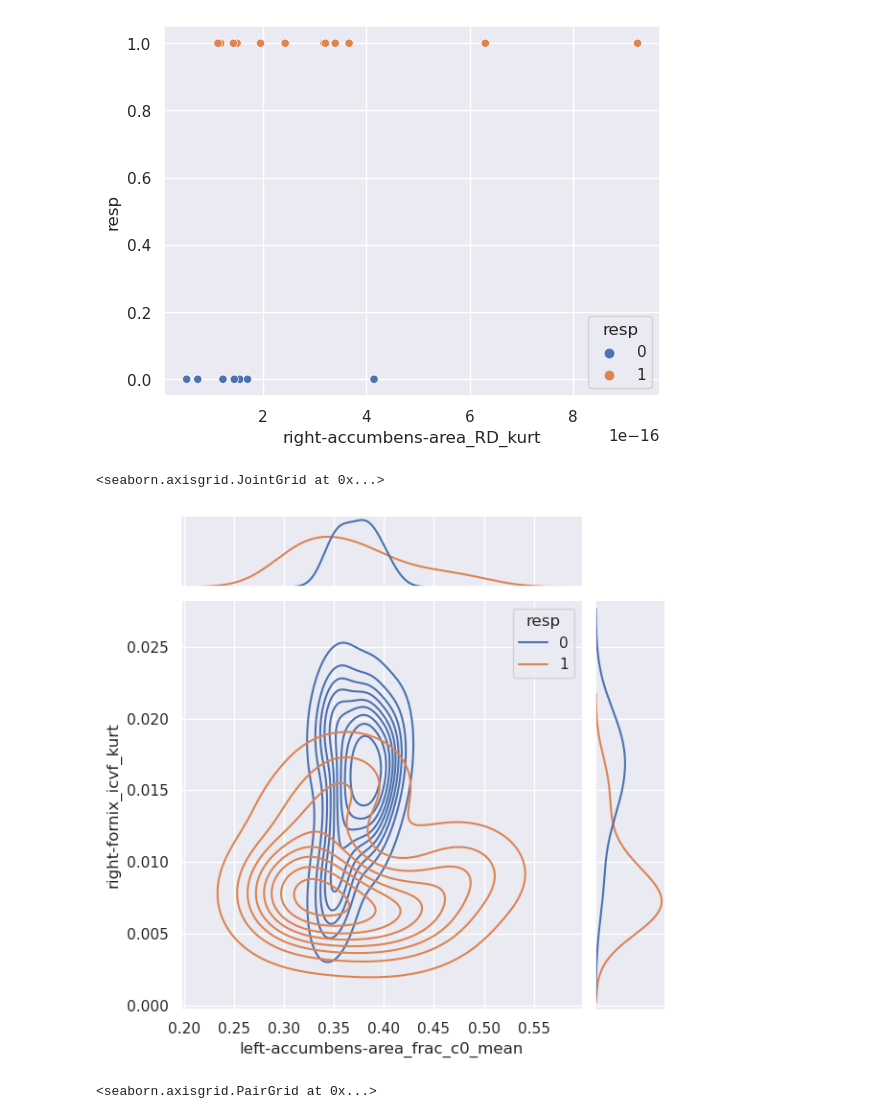
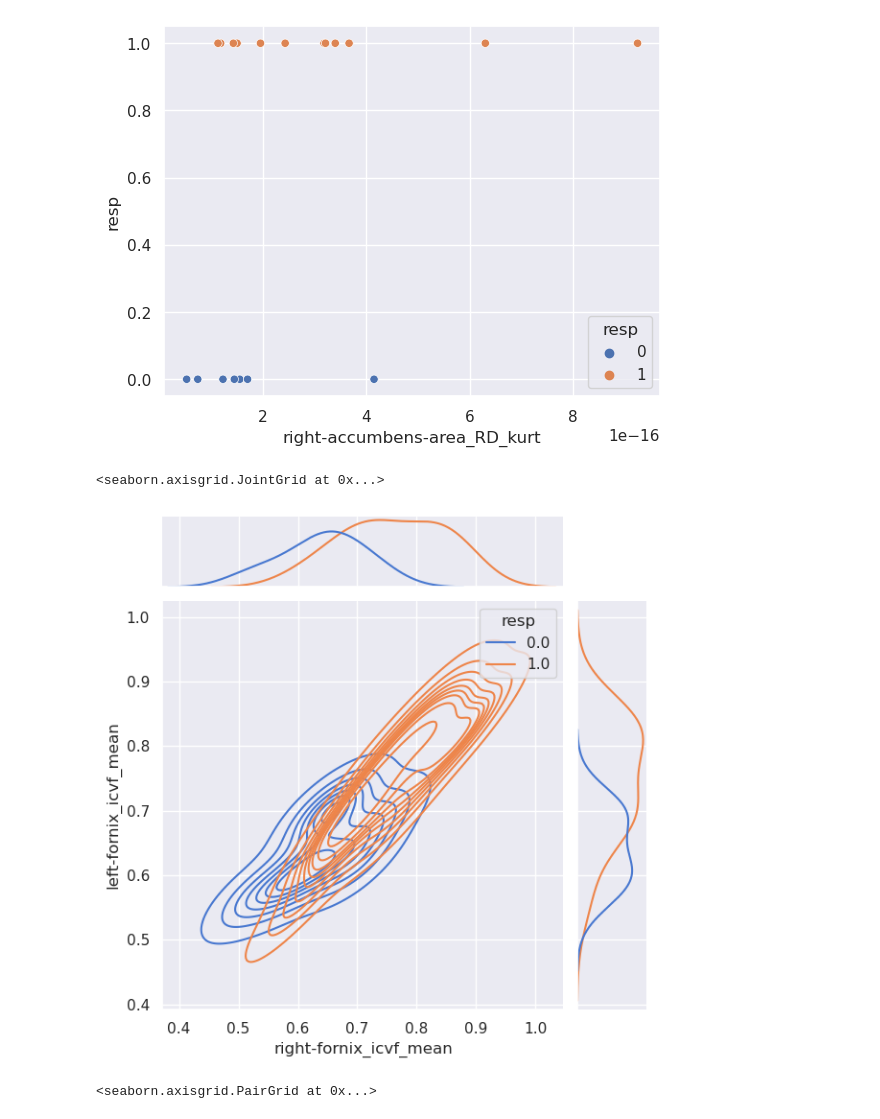
Before and after one commit to PiLAB-Medical-Imaging/TFE23-740_Epilepsy, a Jupyter notebook: src/analysis.ipynb, the cells around one changed output. Saved outputs shown, nothing was run; the diff lists cells and outputs as text; code cells hidden in the pictures.

```diff
--- a/src/analysis.ipynb
+++ b/src/analysis.ipynb
@@ -241,12 +226,12 @@ sns.scatterplot(df, x="right-accumbens-area_RD_kurt", y="resp", hue="resp")
 # %%
 sns.jointplot(
     data=df,
-    x='left-accumbens-area_frac_c0_mean', y='right-fornix_icvf_kurt', hue="resp",
+    x='right-fornix_icvf_mean', y='left-fornix_icvf_mean', hue="resp",
     kind="kde"
 )
 # %% [output]
 <seaborn.axisgrid.JointGrid at 0x...>
-[figure, old version]
+[figure, new version]
 # %%
 toPlot = ['left-accumbens-area_frac_c0_mean', 'right-fornix_icvf_kurt']
 sns.pairplot(df, hue="resp", x_vars=toPlot, y_vars=toPlot)
```
Also changed, not shown: parts of 12 cells of this notebook, 5 other files.
